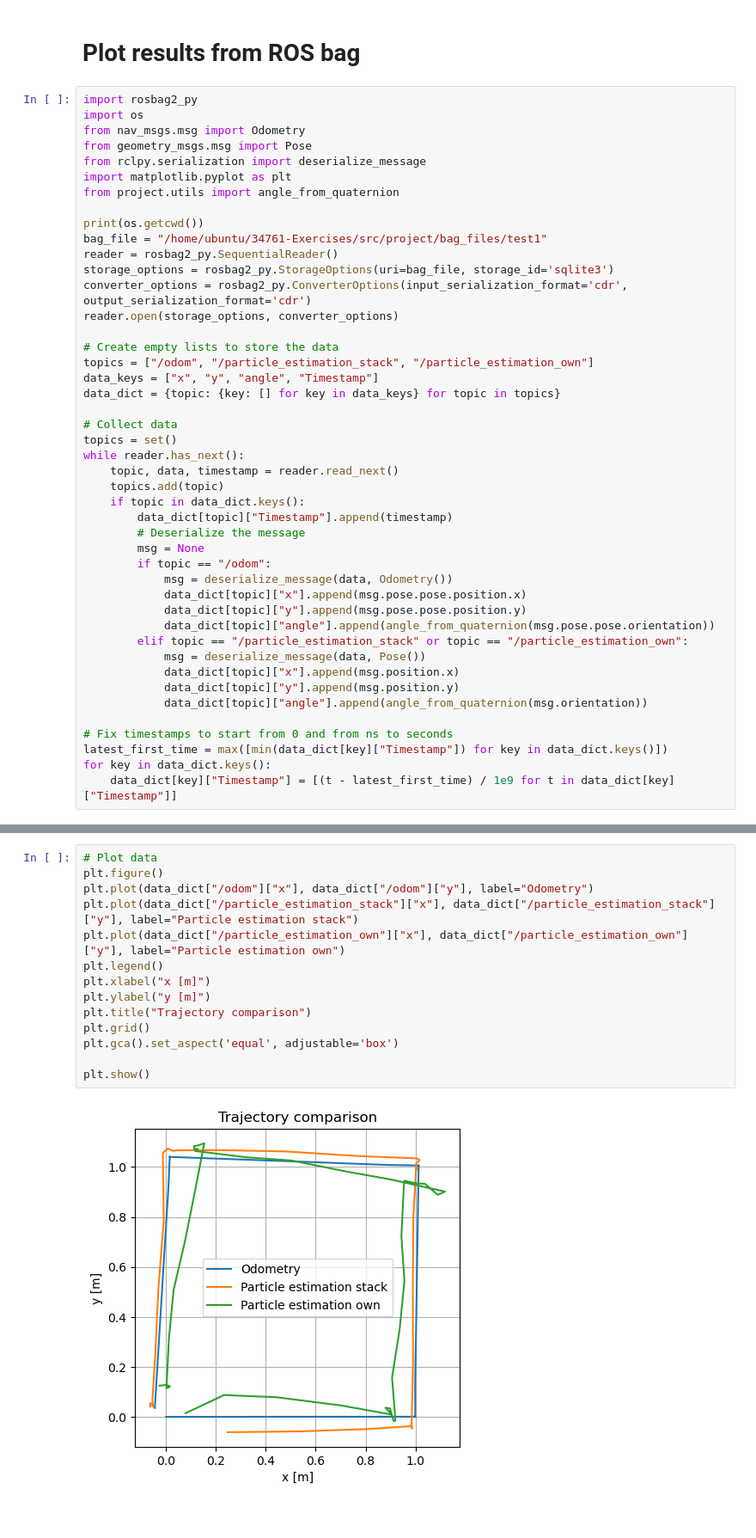
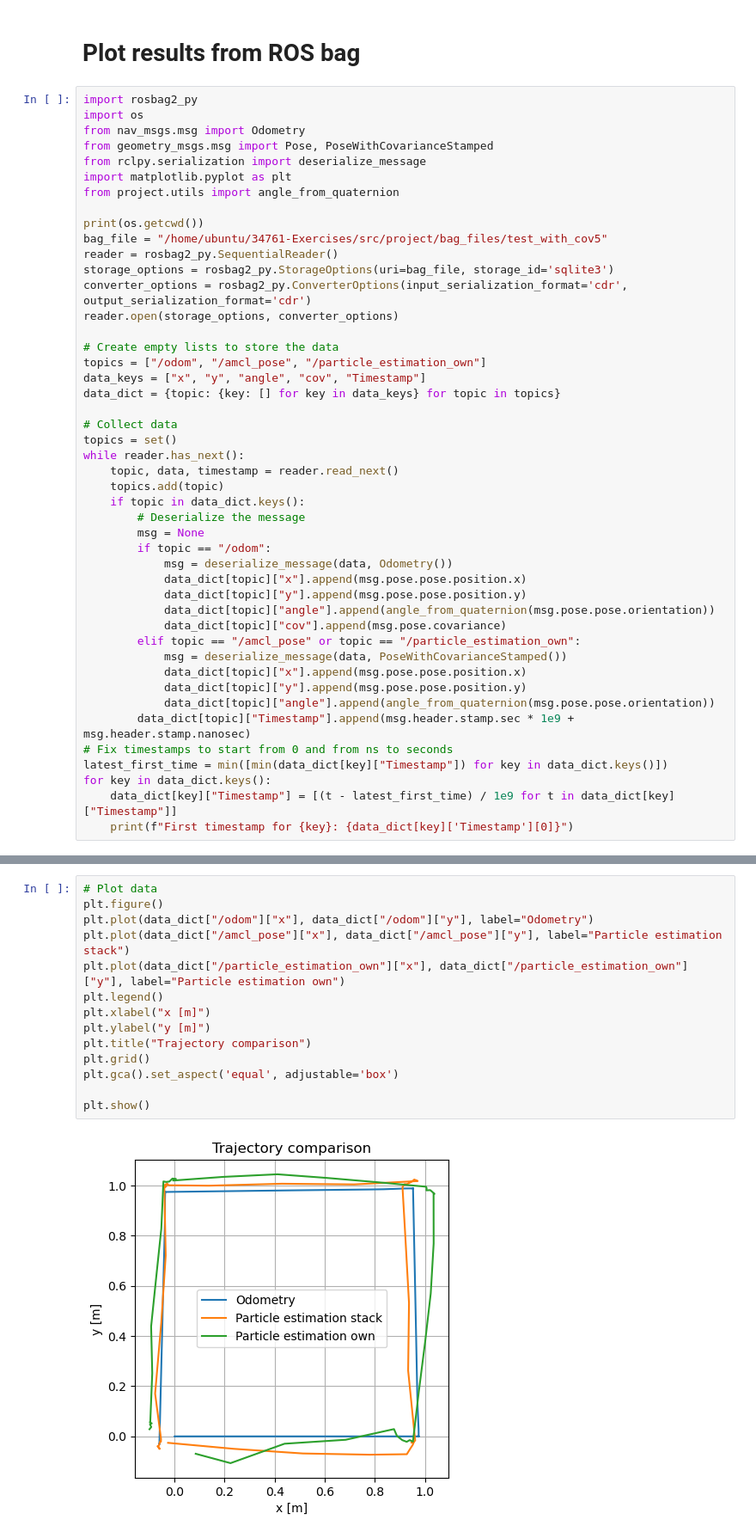
Before and after one commit to jonpodtu/34761-Exercises, a Jupyter notebook: src/project/plot.ipynb, the cells around one changed output, grey strips where cells are left out. Shown at 86% size. Saved outputs shown, nothing was run; the diff lists cells and outputs as text.

```diff
--- a/src/project/plot.ipynb
+++ b/src/project/plot.ipynb
@@ -4,21 +4,21 @@
 import rosbag2_py
 import os
 from nav_msgs.msg import Odometry
-from geometry_msgs.msg import Pose
+from geometry_msgs.msg import Pose, PoseWithCovarianceStamped
 from rclpy.serialization import deserialize_message
 import matplotlib.pyplot as plt
 from project.utils import angle_from_quaternion
 
 print(os.getcwd())
-bag_file = "/home/ubuntu/34761-Exercises/src/project/bag_files/test1"
+bag_file = "/home/ubuntu/34761-Exercises/src/project/bag_files/test_with_cov5"
 reader = rosbag2_py.SequentialReader()
 storage_options = rosbag2_py.StorageOptions(uri=bag_file, storage_id='sqlite3')
 converter_options = rosbag2_py.ConverterOptions(input_serialization_format='cdr', output_serialization_format='cdr')
 reader.open(storage_options, converter_options)
 
 # Create empty lists to store the data
-topics = ["/odom", "/particle_estimation_stack", "/particle_estimation_own"]
-data_keys = ["x", "y", "angle", "Timestamp"]
+topics = ["/odom", "/amcl_pose", "/particle_estimation_own"]
+data_keys = ["x", "y", "angle", "cov", "Timestamp"]
 data_dict = {topic: {key: [] for key in data_keys} for topic in topics}
 
 # Collect data
@@ -27,7 +27,6 @@ while reader.has_next():
     topic, data, timestamp = reader.read_next()
     topics.add(topic)
     if topic in data_dict.keys():
-        data_dict[topic]["Timestamp"].append(timestamp)
         # Deserialize the message
         msg = None
         if topic == "/odom":
@@ -35,15 +34,17 @@ while reader.has_next():
             data_dict[topic]["x"].append(msg.pose.pose.position.x)
             data_dict[topic]["y"].append(msg.pose.pose.position.y)
             data_dict[topic]["angle"].append(angle_from_quaternion(msg.pose.pose.orientation))
-        elif topic == "/particle_estimation_stack" or topic == "/particle_estimation_own":
-            msg = deserialize_message(data, Pose())
-            data_dict[topic]["x"].append(msg.position.x)
-            data_dict[topic]["y"].append(msg.position.y)
-            data_dict[topic]["angle"].append(angle_from_quaternion(msg.orientation))
-
+            data_dict[topic]["cov"].append(msg.pose.covariance)
+        elif topic == "/amcl_pose" or topic == "/particle_estimation_own":
+            msg = deserialize_message(data, PoseWithCovarianceStamped())
+            data_dict[topic]["x"].append(msg.pose.pose.position.x)
+            data_dict[topic]["y"].append(msg.pose.pose.position.y)
+            data_dict[topic]["angle"].append(angle_from_quaternion(msg.pose.pose.orientation))
+        data_dict[topic]["Timestamp"].append(msg.header.stamp.sec * 1e9 + msg.header.stamp.nanosec)
 # Fix timestamps to start from 0 and from ns to seconds
-latest_first_time = max([min(data_dict[key]["Timestamp"]) for key in data_dict.keys()])
+latest_first_time = min([min(data_dict[key]["Timestamp"]) for key in data_dict.keys()])
 for key in data_dict.keys():
     data_dict[key]["Timestamp"] = [(t - latest_first_time) / 1e9 for t in data_dict[key]["Timestamp"]]
+    print(f"First timestamp for {key}: {data_dict[key]['Timestamp'][0]}")
 # %% [output]
 /home/ubuntu/34761-Exercises/src/project
@@ -55,16 +55,16 @@ latest_first_time / 1e9
 # %%
 # Plot data
 plt.figure()
 plt.plot(data_dict["/odom"]["x"], data_dict["/odom"]["y"], label="Odometry")
-plt.plot(data_dict["/particle_estimation_stack"]["x"], data_dict["/particle_estimation_stack"]["y"], label="Particle estimation stack")
+plt.plot(data_dict["/amcl_pose"]["x"], data_dict["/amcl_pose"]["y"], label="Particle estimation stack")
 plt.plot(data_dict["/particle_estimation_own"]["x"], data_dict["/particle_estimation_own"]["y"], label="Particle estimation own")
 plt.legend()
 plt.xlabel("x [m]")
 plt.ylabel("y [m]")
 plt.title("Trajectory comparison")
 plt.grid()
 plt.gca().set_aspect('equal', adjustable='box')
 
 plt.show()
 # %% [output]
-[figure, old version]
+[figure, new version]
```
Also changed, not shown: parts of 5 cells of this notebook, 4 other files.
